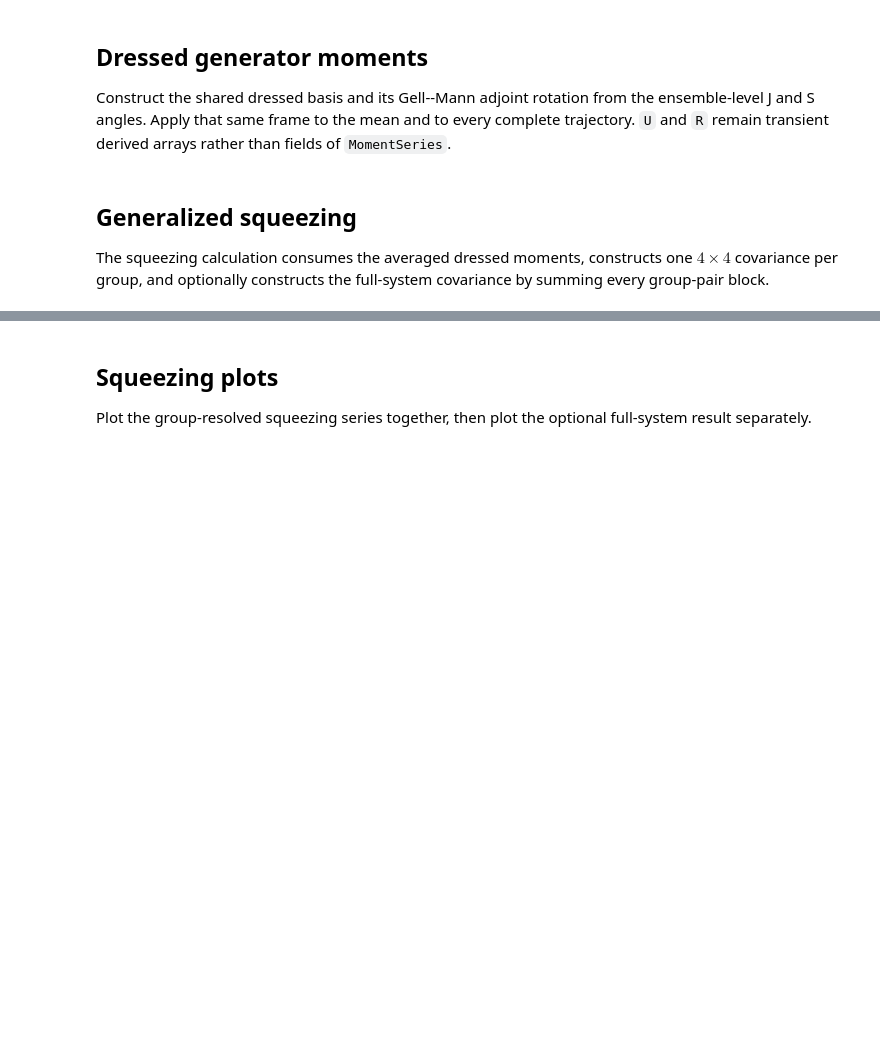
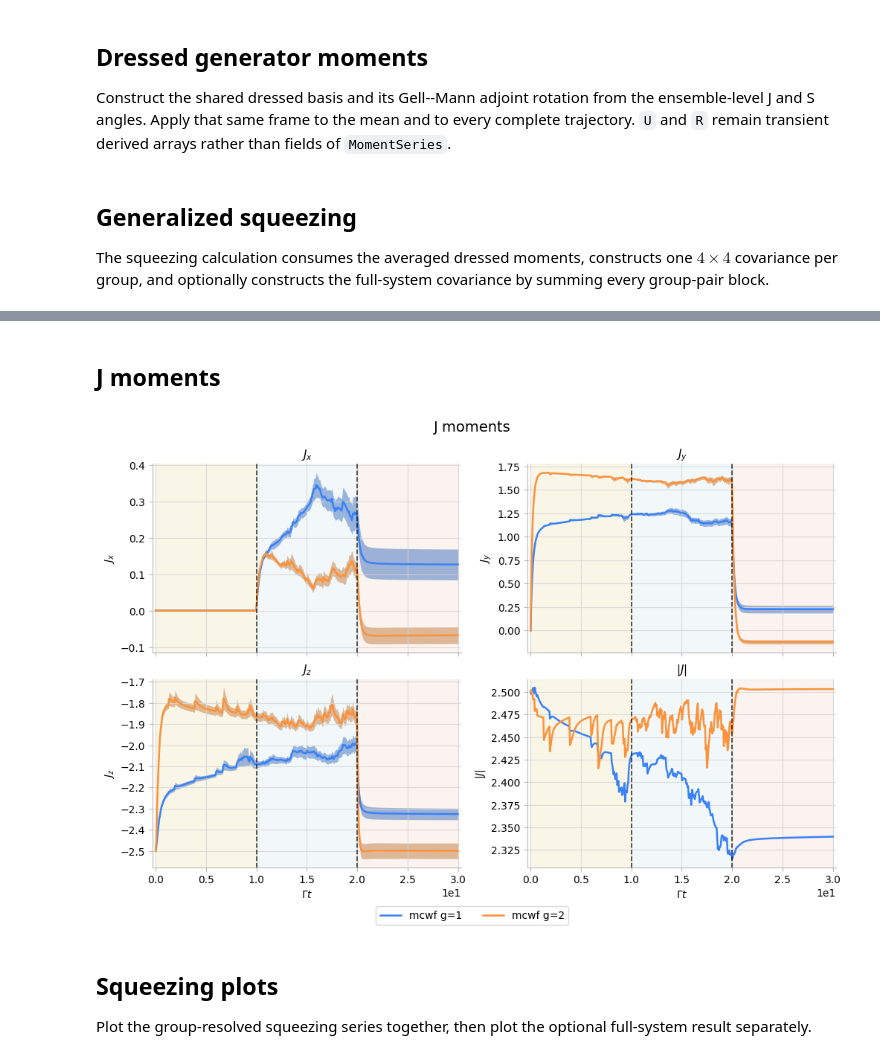
Before and after one commit to AsharKamal98/cavity-OAT, a Jupyter notebook: notebooks/moment_saving.ipynb, the cells around one changed output, grey strips where cells are left out. Saved outputs shown, nothing was run; the diff lists cells and outputs as text; code cells hidden in the pictures; blank space fills up the shorter version.

```diff
--- a/notebooks/moment_saving.ipynb
+++ b/notebooks/moment_saving.ipynb
@@ -165,3 +197,30 @@ mcwf_moments.squeezing = compute_squeezing(
+# %% [markdown]
+## J moments
+# %%
+j_moment_fig, j_moment_axes = plot_spin_components(
+    mcwf_moments.J.t,
+    mcwf_moments.J.x,
+    mcwf_moments.J.y,
+    mcwf_moments.J.z,
+    mcwf_moments.J.length,
+    x_sem=mcwf_moments.J.x_sem,
+    y_sem=mcwf_moments.J.y_sem,
+    z_sem=mcwf_moments.J.z_sem,
+    labels=[
+        f"mcwf g={group_index + 1}"
+        for group_index in range(len(mcwf_moments.J.x))
+    ],
+    phase_protocol=mcwf_moments.metadata.phase_protocol,
+    colour_family_index=None,
+    shade_index=2,
+    linestyle="-",
+    title="J moments",
+)
+j_moment_fig.supxlabel("")
+for ax in j_moment_axes[2:]:
+    ax.set_xlabel(r"$\Gamma t$")
+# %% [output]
+[figure, added]
 # %% [markdown]
 ## Squeezing plots
 
```
Also changed, not shown: parts of 7 cells of this notebook, 46 other files.
